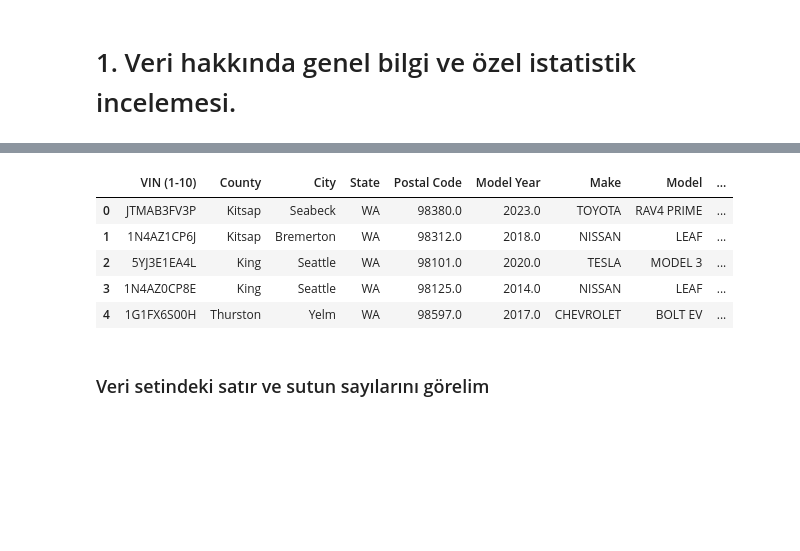
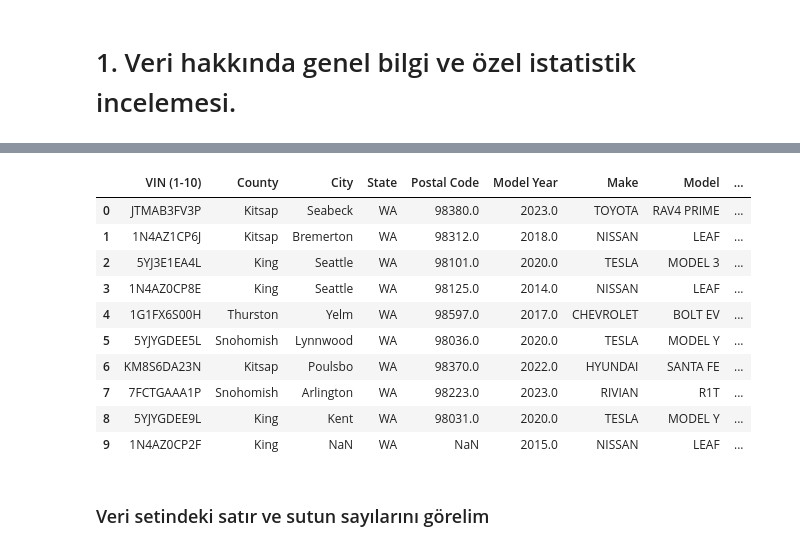
Before and after one commit to metinyurdev/ElectricVehicleAnalysis, a Jupyter notebook: electric_vehicle_analysis_project.ipynb, the cells around one changed output, grey strips where cells are left out. Cells and saved outputs as stored; diff of their text form; code cells hidden in the pictures; blank space fills up the shorter version.

```diff
--- a/Electric_Vehicle_Analysis_Project .ipynb
+++ b/electric_vehicle_analysis_project.ipynb
@@ -67,16 +115,21 @@ def add_random_missing_values(df: pd.DataFrame, missing_rate= 0.03, seed: random
 # %%
 # Eksik verileri ekleme fonksiyonunu kullanalim
 df_with_missing = add_random_missing_values(df, missing_rate=0.03)
 
 # Ilk 5 veriyi gozlemleyelim
-df_with_missing.head()
+df_with_missing.head(10)
 # %% [output]
 |  | VIN (1-10) | County | City | State | Postal Code | Model Year | Make | Model | ... |
 | 0 | JTMAB3FV3P | Kitsap | Seabeck | WA | 98380.0 | 2023.0 | TOYOTA | RAV4 PRIME | ... |
 | 1 | 1N4AZ1CP6J | Kitsap | Bremerton | WA | 98312.0 | 2018.0 | NISSAN | LEAF | ... |
 | 2 | 5YJ3E1EA4L | King | Seattle | WA | 98101.0 | 2020.0 | TESLA | MODEL 3 | ... |
 | 3 | 1N4AZ0CP8E | King | Seattle | WA | 98125.0 | 2014.0 | NISSAN | LEAF | ... |
 | 4 | 1G1FX6S00H | Thurston | Yelm | WA | 98597.0 | 2017.0 | CHEVROLET | BOLT EV | ... |
+| 5 | 5YJYGDEE5L | Snohomish | Lynnwood | WA | 98036.0 | 2020.0 | TESLA | MODEL Y | ... |
+| 6 | KM8S6DA23N | Kitsap | Poulsbo | WA | 98370.0 | 2022.0 | HYUNDAI | SANTA FE | ... |
+| 7 | 7FCTGAAA1P | Snohomish | Arlington | WA | 98223.0 | 2023.0 | RIVIAN | R1T | ... |
+| 8 | 5YJYGDEE9L | King | Kent | WA | 98031.0 | 2020.0 | TESLA | MODEL Y | ... |
+| 9 | 1N4AZ0CP2F | King | NaN | WA | NaN | 2015.0 | NISSAN | LEAF | ... |
 # %% [markdown]
 ### Veri setindeki satır ve sutun sayılarını görelim
 # %%
```
Also changed, not shown: parts of 8 cells of this notebook.
